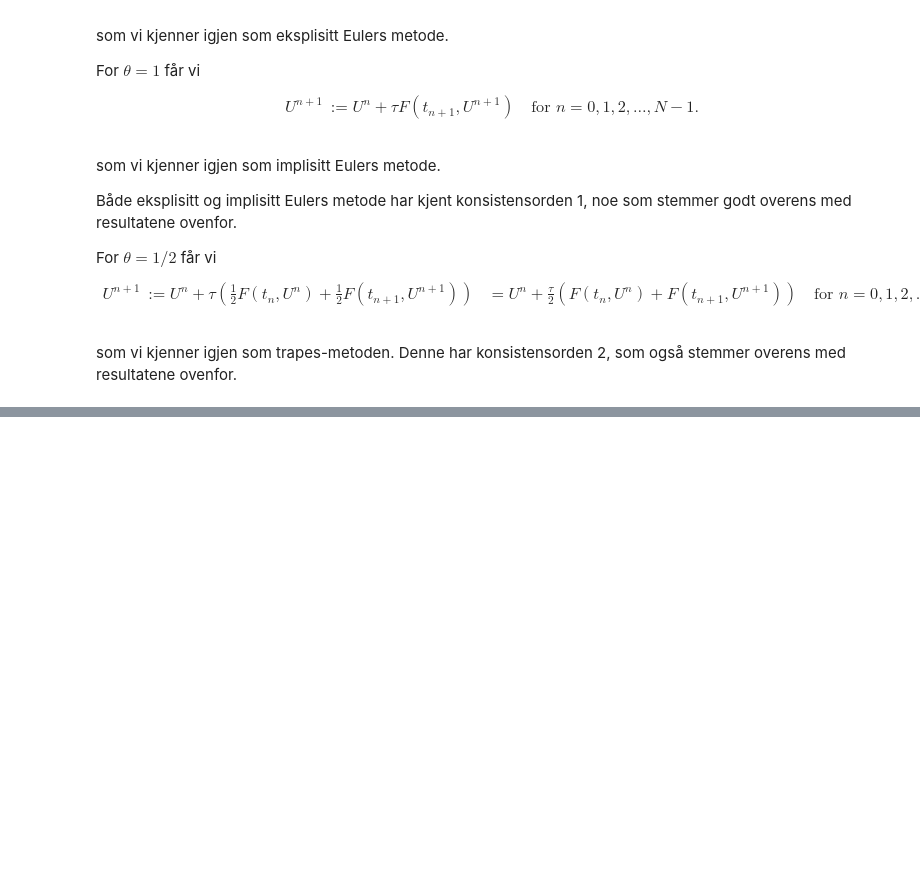
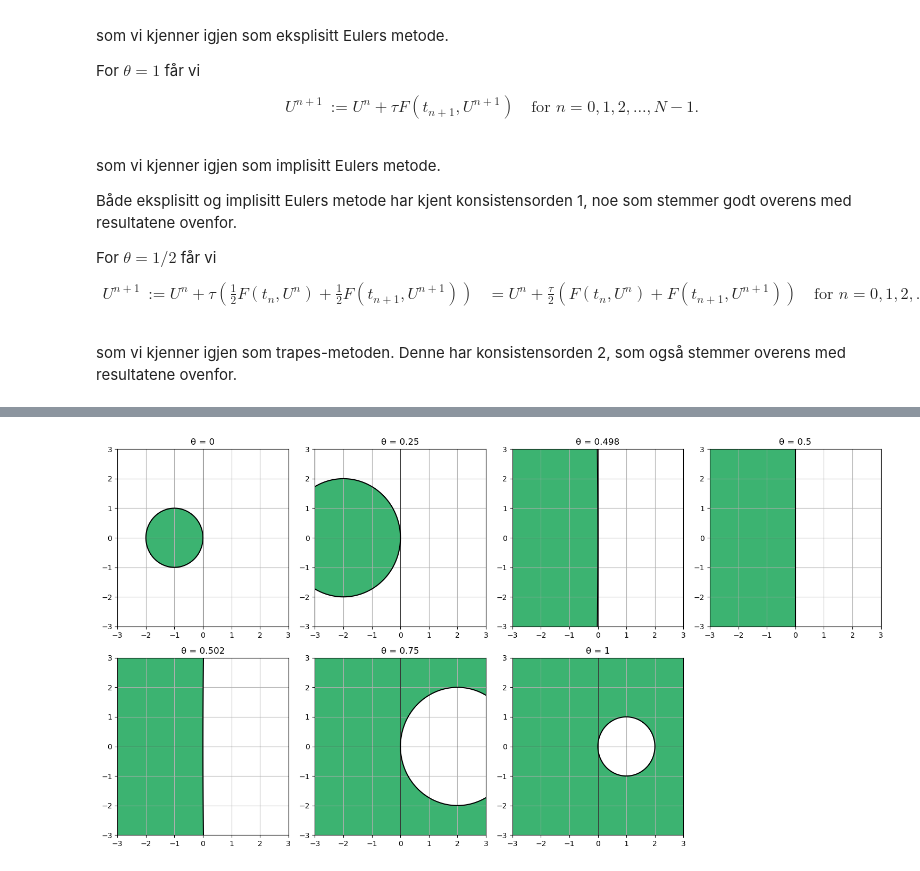
Before and after one commit to marieke-vaske/VitBer-InMat, a Jupyter notebook: Task3.ipynb, the cells around one changed output, grey strips where cells are left out. Cells and saved outputs as stored; diff of their text form; code cells hidden in the pictures; blank space fills up the shorter version.

```diff
--- a/Task3.ipynb
+++ b/Task3.ipynb
@@ -137,0 +164,45 @@ som vi kjenner igjen som trapes-metoden. Denne har konsistensorden 2, som også
+# %%
+import numpy as np
+import matplotlib.pyplot as plt
+
+xlim = (-3, 3)
+ylim = (-3, 3)
+resolution = 500
+
+theta_array = [0, 0.25, 0.498, 0.5, 0.502, 0.75, 1]
+
+def r_theta(z):                             # Definerer stabilitetsfunksjonen
+    r = (1 + (1-theta)*z)/(1-theta*z)
+    return r
+
+# Lager grid av komplekse tall
+x = np.linspace(xlim[0], xlim[1], resolution)
+y = np.linspace(ylim[0], ylim[1], resolution)
+X, Y = np.meshgrid(x, y)
+Z = X + 1j * Y
+
+# Plotter stabilitetsområdet for hver teta-verdi
+
+fig, axs = plt.subplots(2, 4, figsize=(15,8))
+axs = axs.flatten()
+
+for i in range(len(theta_array)):
+    theta = theta_array[i]
+    R = np.abs(r_theta(Z))                        # Beregner |r(z)| på grid
+
+    axs[i].contourf(X, Y, R, levels=[0, 1], colors=['mediumseagreen'], alpha=1)
+    axs[i].contour(X, Y, R, levels=[1], colors=['black'])
+
+    axs[i].axhline(0, color='black', linewidth=0.5)
+    axs[i].axvline(0, color='black', linewidth=0.5)
+    axs[i].set_xlim(xlim)
+    axs[i].set_ylim(ylim)
+    axs[i].set_title(f'θ = {theta}')
+    axs[i].grid()
+
+fig.delaxes(axs[-1])
+
+plt.tight_layout()
+plt.show()
+# %% [output]
+[figure, added]
```
Also changed, not shown: parts of 4 cells of this notebook.
